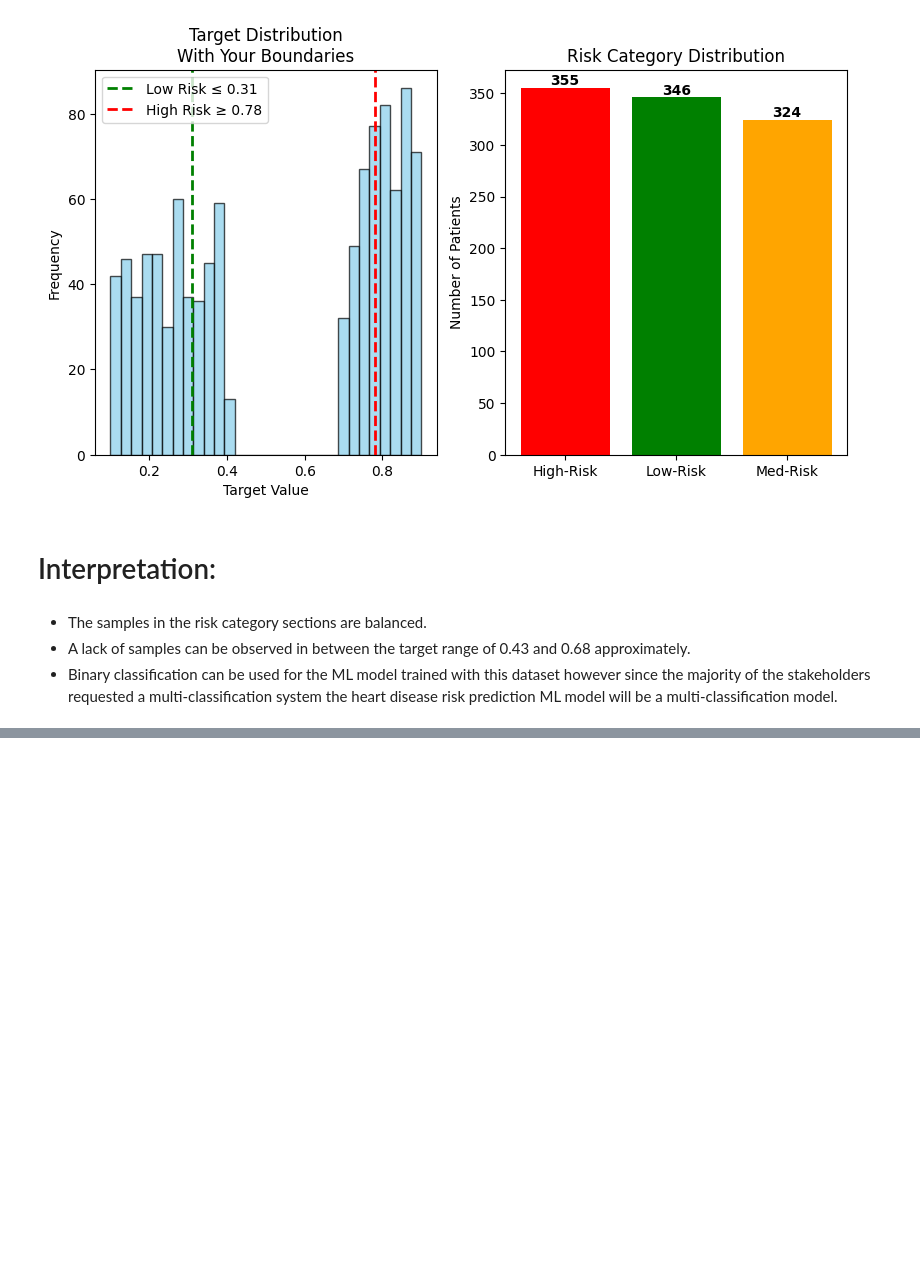
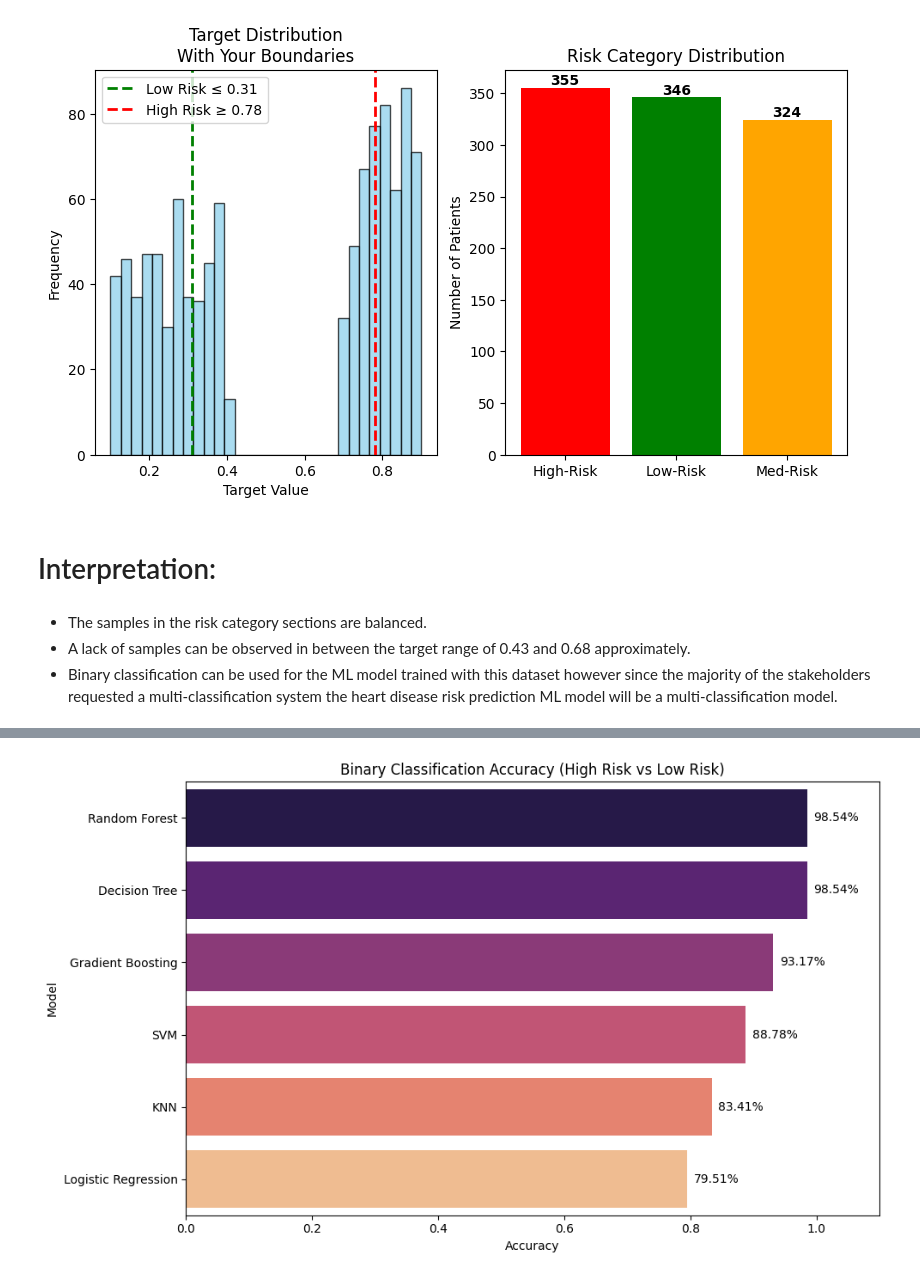
Before and after one commit to NSJayaweera/NCD-Risk_Prediction, a Jupyter notebook: OptimalMLIdentification.ipynb, the cells around one changed output, grey strips where cells are left out. Saved outputs shown, nothing was run; the diff lists cells and outputs as text; code cells hidden in the pictures; blank space fills up the shorter version.

Commit message:
Checked Classification Model Accuracies

```diff
--- a/OptimalMLIdentification.ipynb
+++ b/OptimalMLIdentification.ipynb
@@ -83,0 +179,88 @@ Name: count, dtype: int64
+# %%
+import pandas as pd
+import numpy as np
+import matplotlib.pyplot as plt
+import seaborn as sns
+from sklearn.model_selection import train_test_split
+from sklearn.preprocessing import StandardScaler
+from sklearn.linear_model import LogisticRegression
+from sklearn.ensemble import RandomForestClassifier, GradientBoostingClassifier
+from sklearn.svm import SVC
+from sklearn.neighbors import KNeighborsClassifier
+from sklearn.tree import DecisionTreeClassifier
+from sklearn.metrics import accuracy_score, confusion_matrix, classification_report
+
+# Load data
+df = pd.read_csv('/content/heart.csv')
+
+# Define Risk Score (1 - Health Score)
+df['risk_score'] = 1 - df['target']
+
+# Binary target: 1 if risk_score >= 0.5 (High Risk), 0 if risk_score < 0.5 (Low Risk)
+df['binary_risk'] = (df['risk_score'] >= 0.5).astype(int)
+
+# Prepare features and target
+X = df.drop(['target', 'risk_score', 'binary_risk'], axis=1)
+y = df['binary_risk']
+
+# Split the data
+X_train, X_test, y_train, y_test = train_test_split(X, y, test_size=0.2, random_state=42)
+
+# Scale features
+scaler = StandardScaler()
+X_train_scaled = scaler.fit_transform(X_train)
+X_test_scaled = scaler.transform(X_test)
+
+# Define models
+models = {
+    "Logistic Regression": LogisticRegression(max_iter=1000),
+    "Random Forest": RandomForestClassifier(random_state=42),
+    "SVM": SVC(probability=True),
+    "KNN": KNeighborsClassifier(),
+    "Decision Tree": DecisionTreeClassifier(random_state=42),
+    "Gradient Boosting": GradientBoostingClassifier(random_state=42)
+}
+
+# Evaluate models
+binary_results = {}
+for name, model in models.items():
+    if name in ["Logistic Regression", "SVM", "KNN"]:
+        model.fit(X_train_scaled, y_train)
+        y_pred = model.predict(X_test_scaled)
+    else:
+        model.fit(X_train, y_train)
+        y_pred = model.predict(X_test)
+
+    acc = accuracy_score(y_test, y_pred)
+    binary_results[name] = acc
+
+binary_results_df = pd.DataFrame(list(binary_results.items()), columns=['Model', 'Accuracy']).sort_values(by='Accuracy', ascending=False)
+
+# Plotting
+plt.figure(figsize=(10, 6))
+sns.barplot(x='Accuracy', y='Model', data=binary_results_df, palette='magma')
+plt.title('Binary Classification Accuracy (High Risk vs Low Risk)')
+plt.xlim(0, 1.1)
+for i, v in enumerate(binary_results_df['Accuracy']):
+    plt.text(v + 0.01, i, f"{v:.2%}", color='black', va='center')
+plt.tight_layout()
+plt.savefig('binary_model_accuracy.png')
+
+print("Binary Classification Results:")
+print(binary_results_df)
+
+# Class balance check
+print("\nClass Distribution (0=Low Risk, 1=High Risk):")
+print(df['binary_risk'].value_counts())
+
+# Detailed Report for the best model
+best_model_name = binary_results_df.iloc[0]['Model']
+best_model = models[best_model_name]
+if best_model_name in ["Logistic Regression", "SVM", "KNN"]:
+    y_pred_best = best_model.predict(X_test_scaled)
+else:
+    y_pred_best = best_model.predict(X_test)
+
+print(f"\nClassification Report for {best_model_name}:")
+print(classification_report(y_test, y_pred_best))
+# %% [output]
@@ -83,0 +287 @@ Name: count, dtype: int64
+[figure, added]
```
Also changed, not shown: parts of 6 cells of this notebook.
